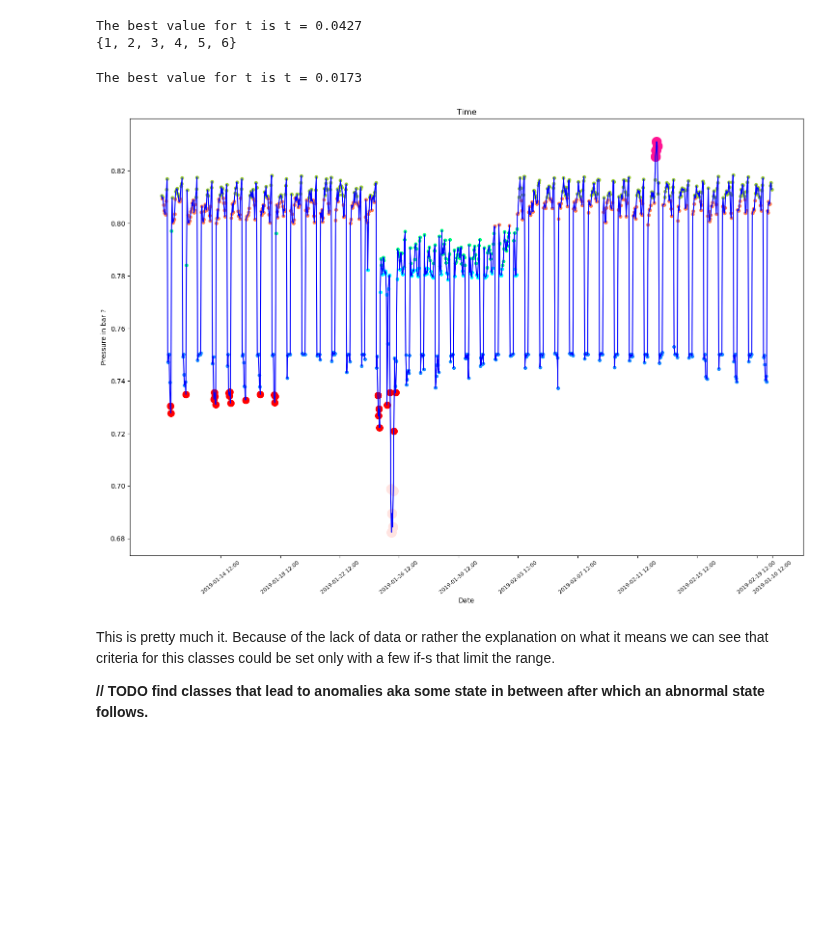
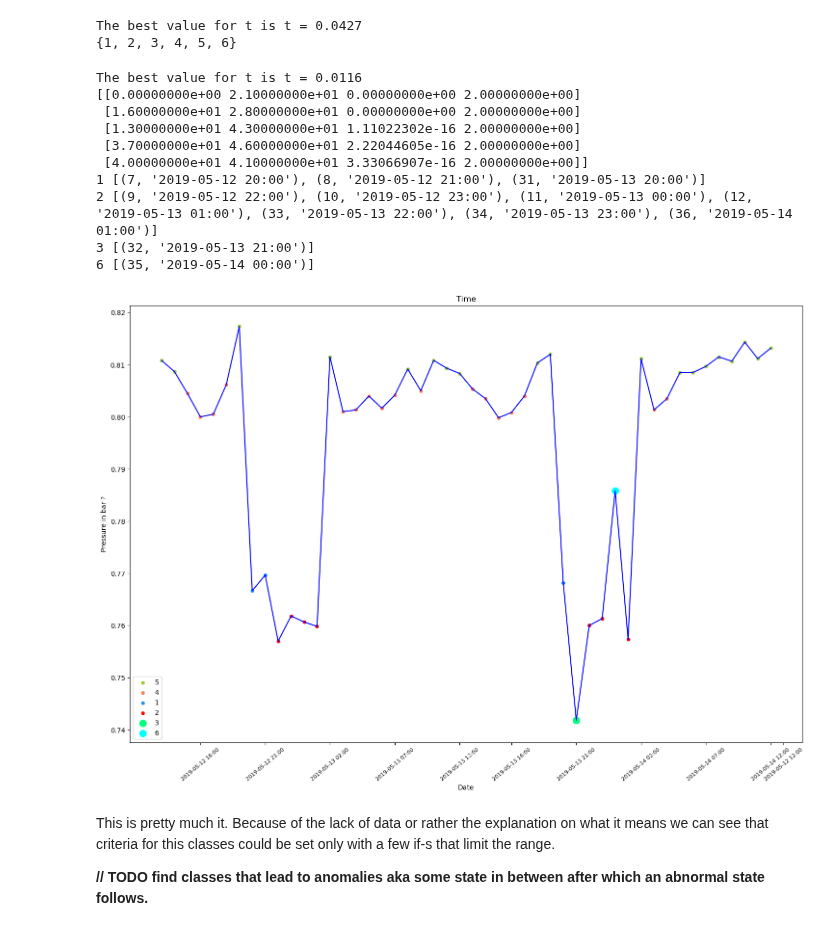
Before and after one commit to Zan-23/IJS_water_loss, a Jupyter notebook: notebooks/Hierarhical_Clustering_General_Anomaly_Finding.ipynb, the cells around one changed output. Saved outputs shown, nothing was run; the diff lists cells and outputs as text; code cells hidden in the pictures; blank space fills up the shorter version.

Commit message:
Trying to find points that lead to extremes, graph of all data combined to see the correlation

```diff
--- a/notebooks/Hierarhical_Clustering_General_Anomaly_Finding.ipynb
+++ b/notebooks/Hierarhical_Clustering_General_Anomaly_Finding.ipynb
@@ -156,6 +175,26 @@ def generate_xticks(start_date, end_date):
     return date_range_string
 
 # generate_xticks("2019-01-11 12:00:00", "2019-03-20 12:00:00")
+# %%
+# finding distance to anomalies
+def predicting_anomalies(L, class_dict):
+    class_len_arr = []
+    for i in class_dict:
+        class_len_arr.append([i, len(class_dict[i])])
+
+    class_sorted_arr = sorted(class_len_arr, key=lambda x: x[1])
+    anomaly_koef = class_sorted_arr[len(class_sorted_arr) - 1][1] * 0.05
+
+    distances = squareform(cophenet(L))
+    print(L[:5])
+
+
+    for num, element in enumerate(class_dict):
+        if len(class_dict[element]) < 10:
+            print(element, class_dict[element])
+    # print((distances))
+
+# predicting_anomalies(L)
 # %%
 def draw_classes(matrix, matrix_X, class_dict, start, end):
     color_array = ["yellowgreen", "coral", "dodgerblue", "red", "springgreen", "aqua",
@@ -167,13 +206,12 @@ def draw_classes(matrix, matrix_X, class_dict, start, end):
 
     for num, element in enumerate(class_dict):
         plt.scatter([x[1] for x in class_dict[element]], [matrix_X[x[0]] for x in class_dict[element]],
-                    color=color_array[num], s=size_arr[num])
-        # print(type([x[1] for x in class_dict[element]]))
+                    color=color_array[num], s=size_arr[num], label=element)
 
     plt.ylabel('Pressure in bar ?')
     plt.xlabel('Date')
     plt.xticks(generate_xticks(start, end), rotation=40)
-    # plt.xticks([i for i in range(0,len(matrix), round(len(matrix)/12))], rotation=40)
+    plt.legend()
 
     plt.rc('xtick',labelsize=8)
     plt.title('Time')
@@ -184,12 +222,26 @@ def main_function(start, end, data_fun, number_of_clusters):
     # "2020-01-20 00:00", "2020-01-24 23:00"
 
     matrix = data_sel.reset_index().values
+    if len(matrix) < 1:
+        raise Exception("No data for this date ")
     matrix_X = matrix[:, 3:]
 
     L = sch.linkage(matrix_X, method="complete", metric="cityblock")
 
     arr_, t_best = find_optimal_t_cluster(L, matrix_X, number_of_clusters)
-    predictions = sch.fcluster(L, t=t_best, criterion="distance").ravel()
+    predictions_original = sch.fcluster(L, t=t_best, criterion="distance")
+    predictions = predictions_original.ravel()
+
+    """plt.figure(figsize=(25, 15))
+
+    D  = sch.dendrogram(L, leaf_font_size=15, labels=matrix_all[:, 0], orientation="left",
+                            show_contracted=True,
+                            truncate_mode='lastp',  # last p merged clusters
+                            p=15                    # show only the last p merged clusters
+                           )
+    plt.xlabel("Razdalja")
+    plt.ylabel("Datum")
+    plt.show()"""
 
     class_dict = dict()
 
@@ -200,15 +252,25 @@ def main_function(start, end, data_fun, number_of_clusters):
         else:
             class_dict[predicted_class].append((index, value))
 
+    predicting_anomalies(L, class_dict)
     draw_classes(matrix, matrix_X, class_dict, start, end)
 # %%
 # selected_data(data_249, "2019-05-11 12:00:00", "2019-05-20 12:00:00")
 # selected_data(data_249, "2019-05-11 12:00:00", "2020-06-13 12:00:00")
 
-main_function("2019-01-10 12:00:00", "2019-02-20 12:00:00", data_248, 8)
+main_function("2019-05-12 12:00:00", "2019-05-14 12:00:00", data_249, 6)
 # %% [output]
-The best value for t is t = 0.0173
+The best value for t is t = 0.0116
+[[0.00000000e+00 2.10000000e+01 0.00000000e+00 2.00000000e+00]
+ [1.60000000e+01 2.80000000e+01 0.00000000e+00 2.00000000e+00]
+ [1.30000000e+01 4.30000000e+01 1.11022302e-16 2.00000000e+00]
+ [3.70000000e+01 4.60000000e+01 2.22044605e-16 2.00000000e+00]
+ [4.00000000e+01 4.10000000e+01 3.33066907e-16 2.00000000e+00]]
+1 [(7, '2019-05-12 20:00'), (8, '2019-05-12 21:00'), (31, '2019-05-13 20:00')]
+2 [(9, '2019-05-12 22:00'), (10, '2019-05-12 23:00'), (11, '2019-05-13 00:00'), (12, '2019-05-13 01:00'), (33, '2019-05-13 22:00'), (34, '2019-05-13 23:00'), (36, '2019-05-14 01:00')]
+3 [(32, '2019-05-13 21:00')]
+6 [(35, '2019-05-14 00:00')]
-[figure, old version]
+[figure, new version]
 # %% [markdown]
 This is pretty much it. Because of the lack of data or rather the explanation on what it means we can see that criteria for this classes could be set only with a few if-s that limit the range.
 
```
Also changed, not shown: parts of 4 cells of this notebook, 1 other file.
